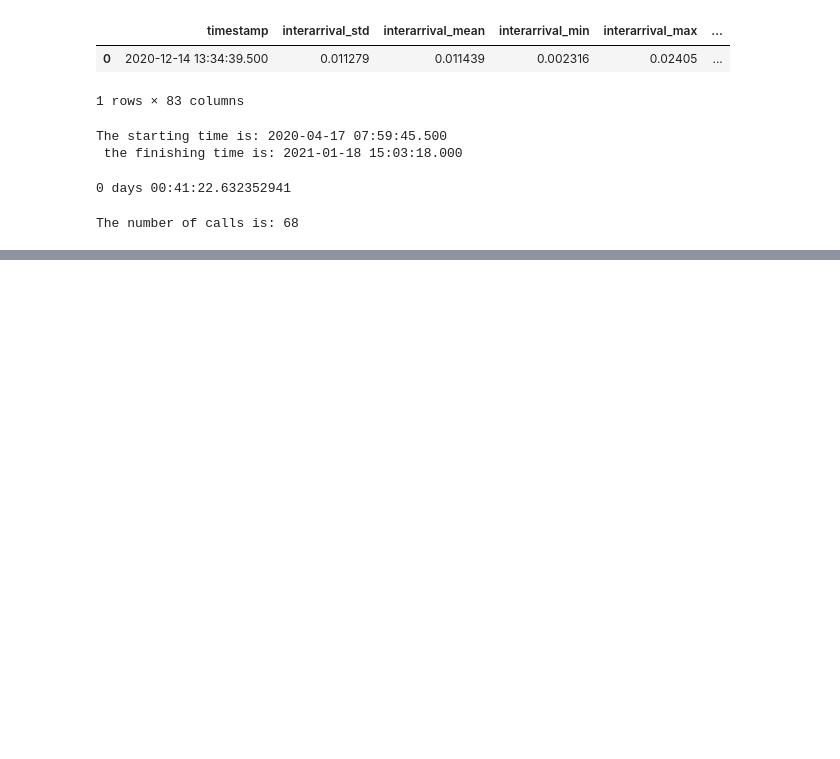
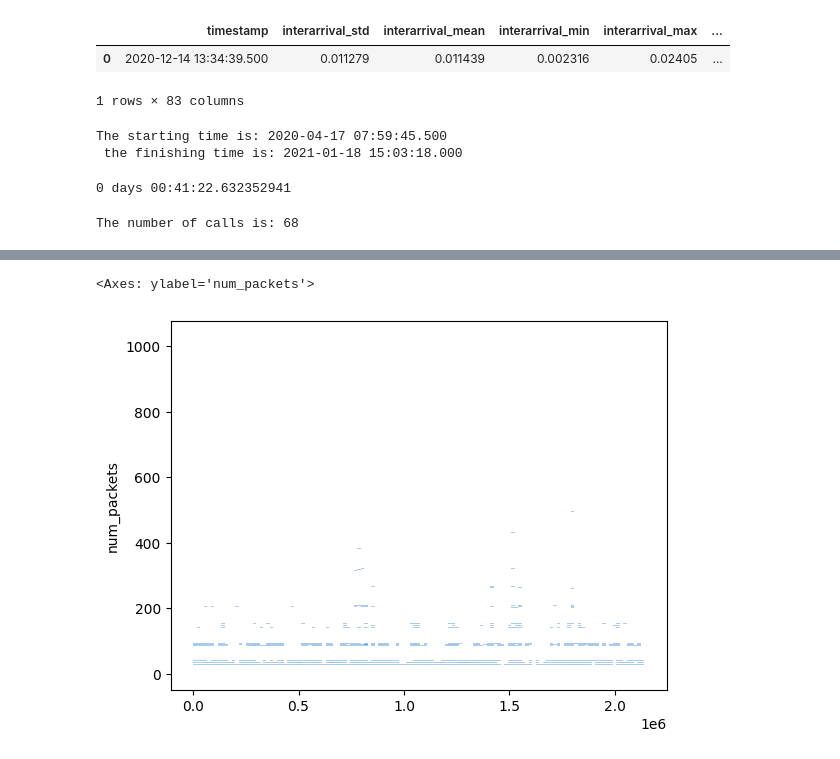
Before and after one commit to PeshX/ML4N_RTP_Project, a Jupyter notebook: Script1.ipynb, the cells around one changed output, grey strips where cells are left out. Saved outputs shown, nothing was run; the diff lists cells and outputs as text; code cells hidden in the pictures; blank space fills up the shorter version.

```diff
--- a/Script1.ipynb
+++ b/Script1.ipynb
@@ -52,0 +159,5 @@ The number of calls is: 68
+# %%
+sns.histplot(data=df,x=range(len(df)), y='num_packets')
+# %% [output]
+<Axes: ylabel='num_packets'>
+[figure, added]
```
Also changed, not shown: parts of 17 cells of this notebook.
